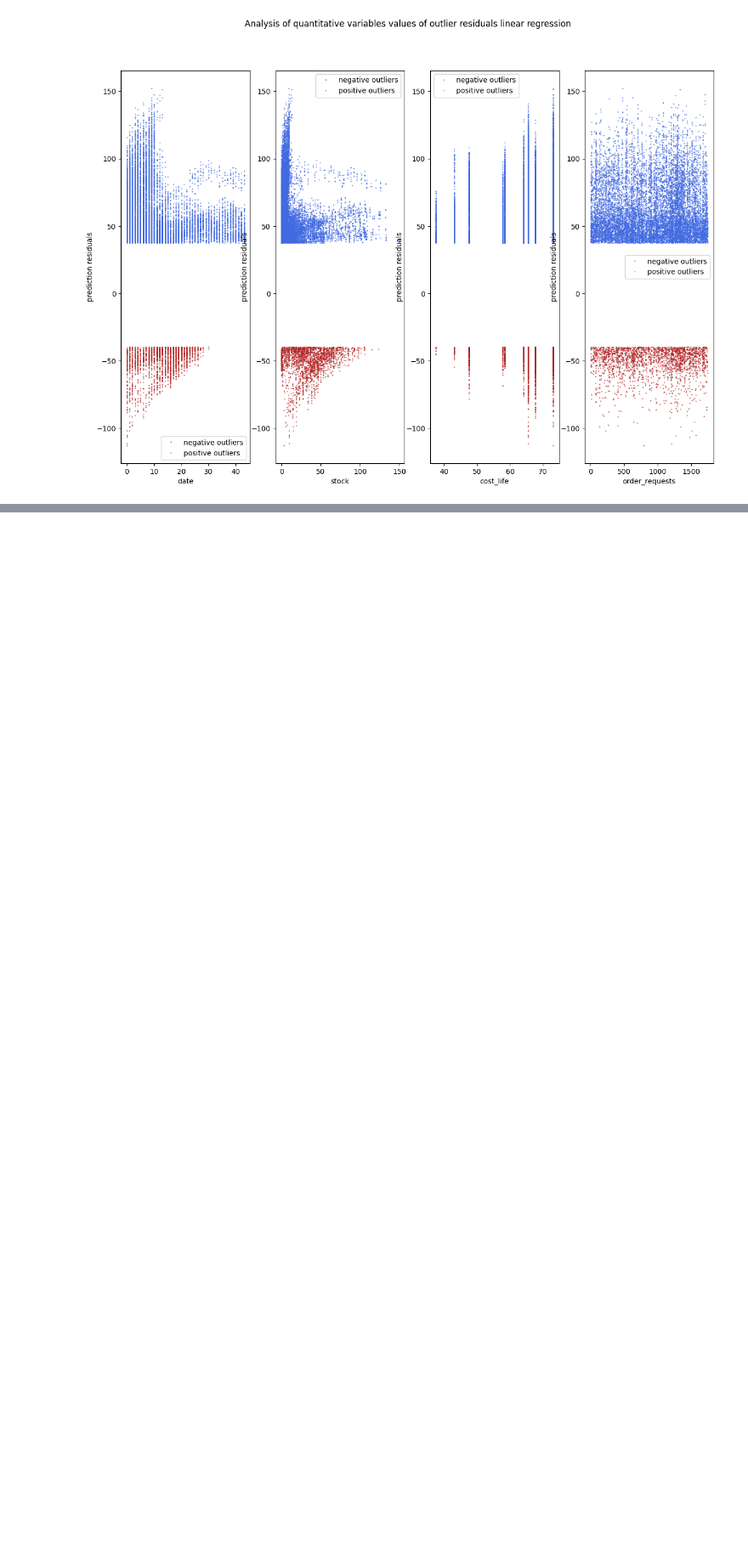
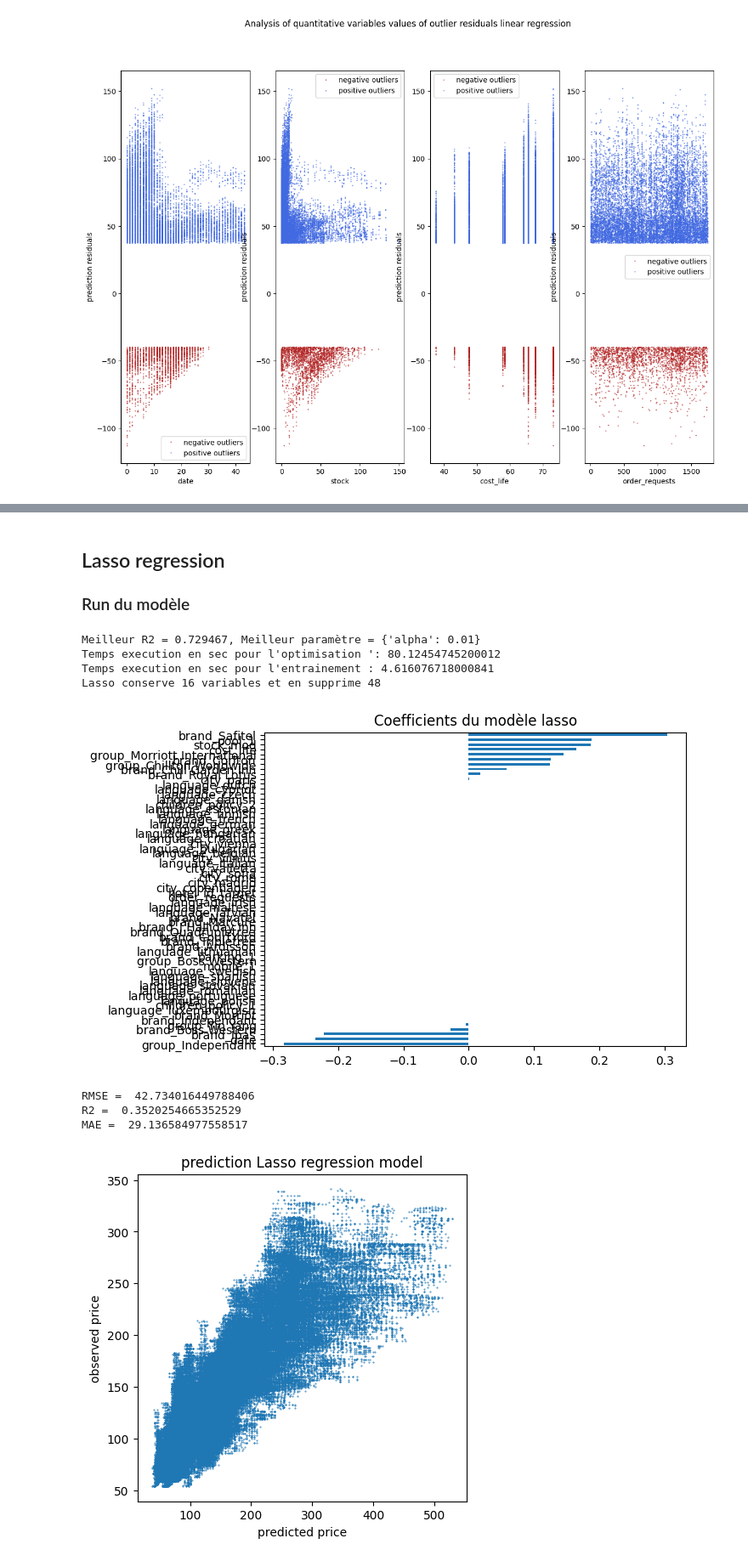
Before and after one commit to julie743/defi_IA, a Jupyter notebook: code/models/regression_model_analysis.ipynb, the cells around one changed output, grey strips where cells are left out. Shown at 85% size. Cells and saved outputs as stored; diff of their text form; code cells hidden in the pictures; blank space fills up the shorter version.

```diff
--- a/code/models/regression_model_analysis.ipynb
+++ b/code/models/regression_model_analysis.ipynb
@@ -106,0 +149,15 @@ MAE =  15.079494885041033
+# %% [markdown]
+## Lasso regression
+### Run du modèle
+# %%
+main_Lasso()
+# %% [output]
+Meilleur R2 = 0.729467, Meilleur paramètre = {'alpha': 0.01}
+Temps execution en sec pour l'optimisation ': 80.12454745200012
+Temps execution en sec pour l'entrainement : 4.616076718000841
+Lasso conserve 16 variables et en supprime 48
+[figure, added]
+RMSE =  42.734016449788406
+R2 =  0.3520254665352529
+MAE =  29.136584977558517
+[figure, added]
```
Also changed, not shown: parts of 4 cells of this notebook, 11 other files.
